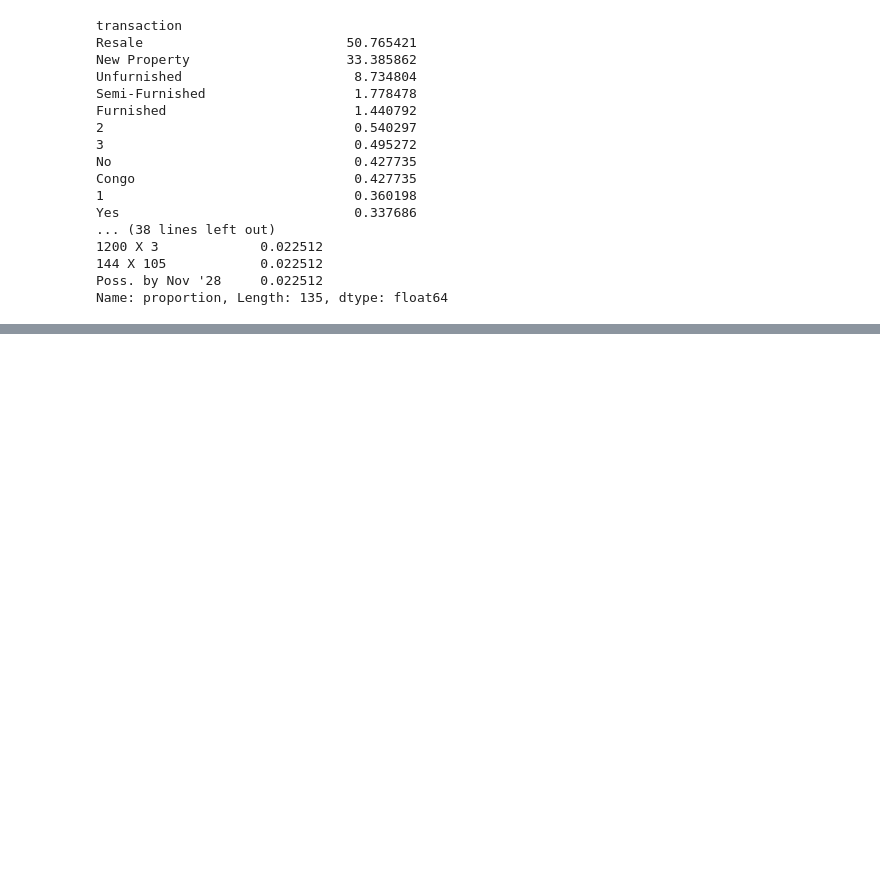
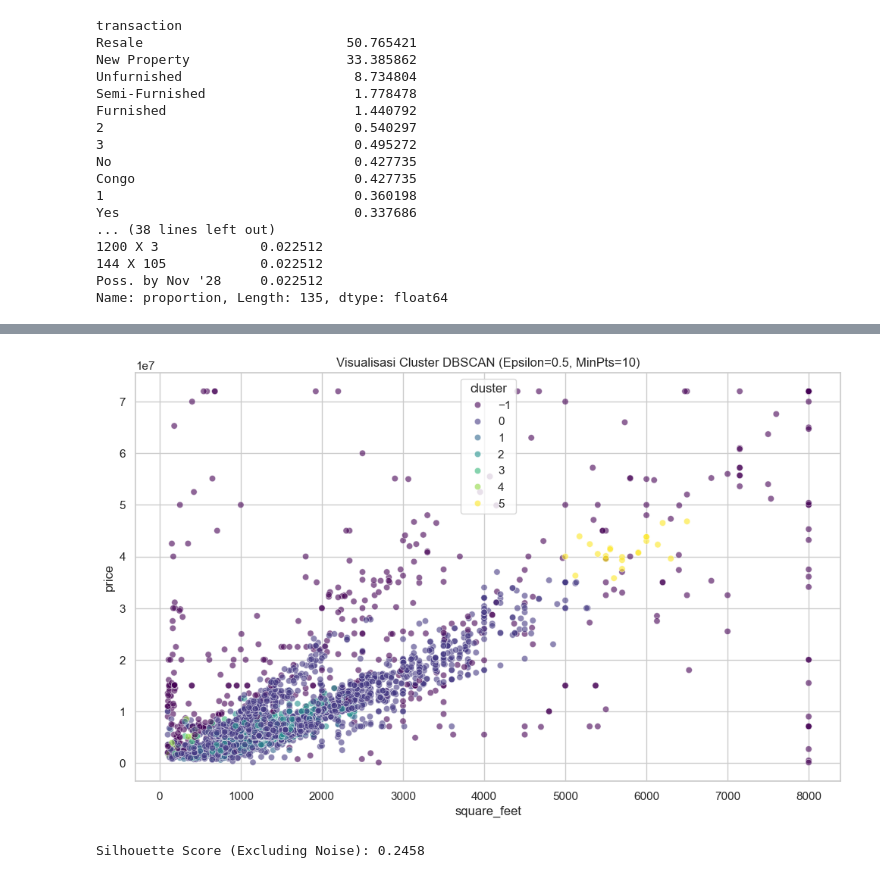
Before and after one commit to AryaGoberto/Clustering-Surat-Apartments, a Jupyter notebook: notebook/test.ipynb, the cells around one changed output, grey strips where cells are left out. Saved outputs shown, nothing was run; the diff lists cells and outputs as text; code cells hidden in the pictures; blank space fills up the shorter version.

```diff
--- a/notebook/test.ipynb
+++ b/notebook/test.ipynb
@@ -310,0 +484,35 @@ ValueError: could not convert string to float: '5 out of 10'
+# %%
+# 1. Jalankan DBSCAN (Pastikan X_scaled sudah siap)
+from sklearn.cluster import DBSCAN
+dbscan = DBSCAN(eps=0.5, min_samples=10)
+clusters = dbscan.fit_predict(X_scaled)
+
+# 2. Definisikan df_result (Cara paling aman: pakai data X yang asli)
+# Karena X adalah fitur numerik kita, kita ambil datanya saja
+df_result = X.copy()
+
+# 3. Masukkan hasil cluster
+df_result['cluster'] = clusters
+
+# 4. Visualisasi
+import matplotlib.pyplot as plt
+import seaborn as sns
+
+plt.figure(figsize=(12, 7))
+sns.scatterplot(data=df_result, x='square_feet', y='price', hue='cluster', palette='viridis', alpha=0.6)
+plt.title('Visualisasi Cluster DBSCAN (Epsilon=0.5, MinPts=10)')
+plt.show()
+# %% [output]
+[figure, added]
+# %%
+from sklearn.metrics import silhouette_score
+
+# Hitung score (Hanya untuk data yang bukan noise)
+mask = clusters != -1
+if len(set(clusters[mask])) > 1:
+    score = silhouette_score(X_scaled[mask], clusters[mask])
+    print(f"Silhouette Score (Excluding Noise): {score:.4f}")
+else:
+    print("Tidak cukup cluster untuk menghitung Silhouette Score.")
+# %% [output]
+Silhouette Score (Excluding Noise): 0.2458
```
Also changed, not shown: parts of 16 cells of this notebook.
